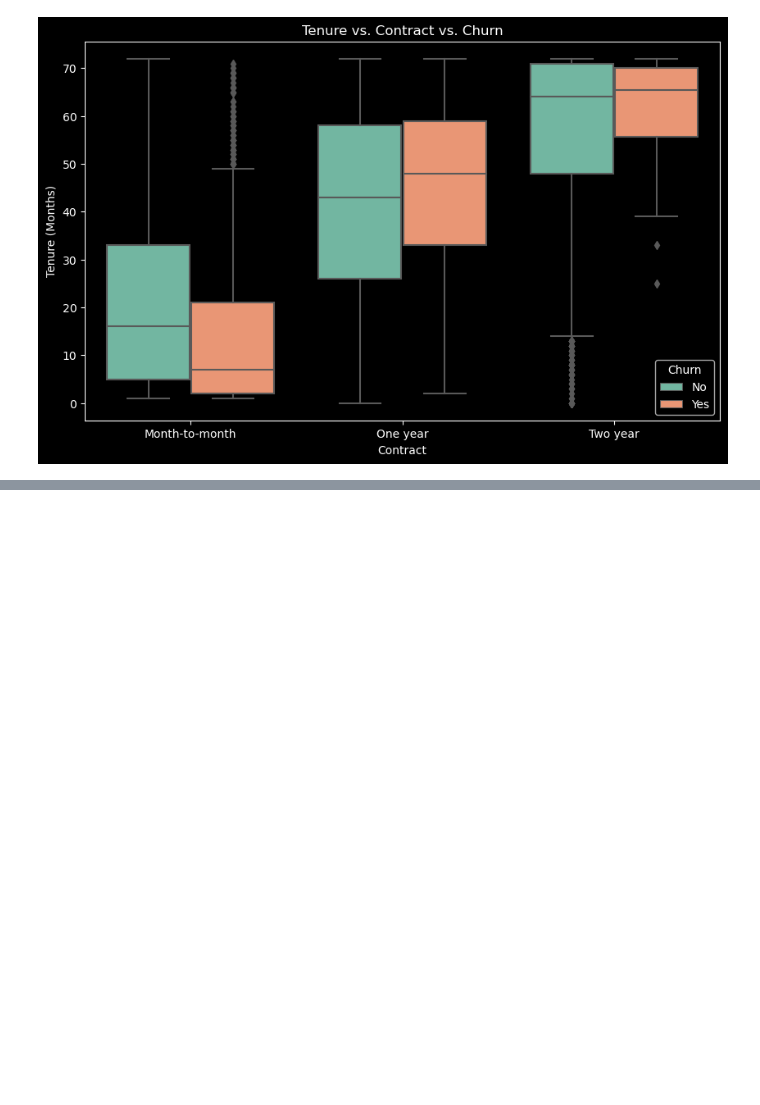
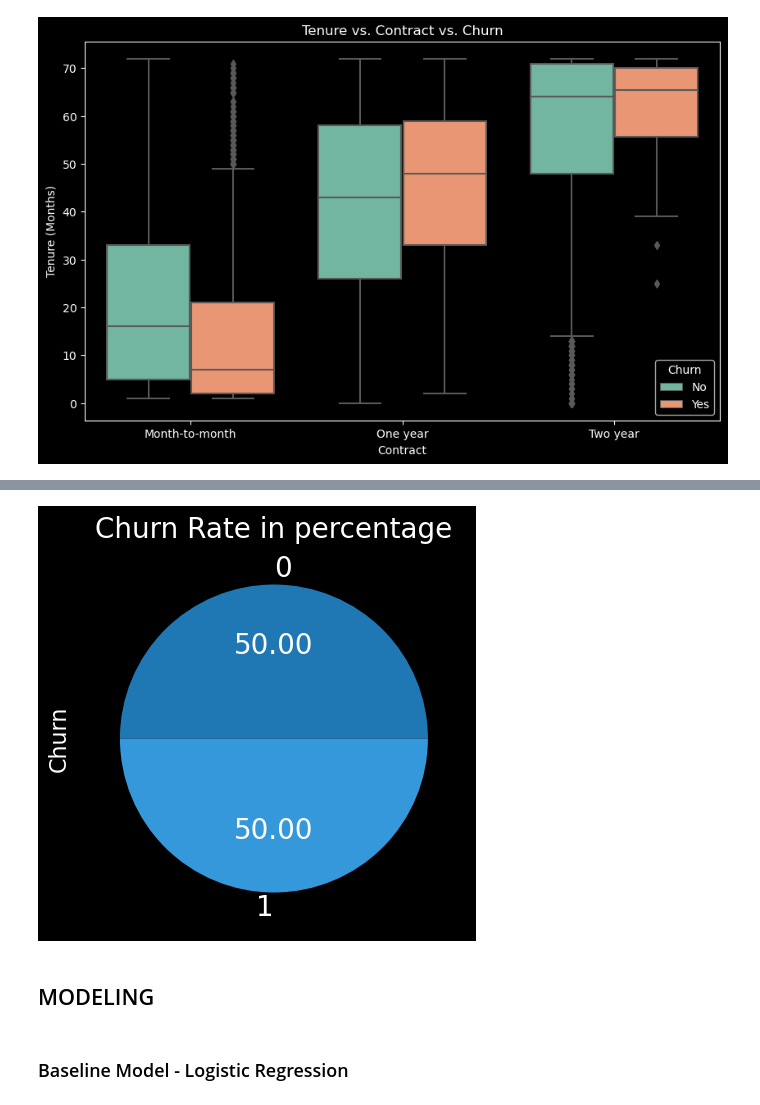
Before and after one commit to marwa9975/Telco_Customer_Churn_Analysis, a Jupyter notebook: notebook.ipynb, the cells around one changed output, grey strips where cells are left out. Saved outputs shown, nothing was run; the diff lists cells and outputs as text; code cells hidden in the pictures; blank space fills up the shorter version.

Commit message:
data Preprocessing

```diff
--- a/notebook.ipynb
+++ b/notebook.ipynb
@@ -483,0 +614,12 @@ plt.show()
+# %%
+# Define the list of numerical columns to be scaled
+numerical_columns = ['tenure', 'MonthlyCharges']
+# Initialize the StandardScaler
+scaler = StandardScaler()
+
+# Fit and transform the numerical columns
+scaled_data = scaler.fit_transform(df[numerical_columns])
+
+# Create a DataFrame for the scaled numerical data
+scaled_df = pd.DataFrame(data=scaled_data, columns=numerical_columns)
+scaled_df.head()
@@ -483,0 +633,4 @@ plt.show()
+# %%
+# combine the scaled columns and onehotencoded columns
+X_final = pd.concat([scaled_df, X_encoded_df, ], axis=1)
+X_final
@@ -483,0 +656,3 @@ plt.show()
+# %%
+# Perform train test split using sci kit learn train_test_split
+X_train , X_test, y_train, y_test = train_test_split(X_final, y, test_size =0.2, random_state=1)
@@ -483,0 +671,12 @@ plt.show()
+# %%
+# instantiate SMOTE
+sm = SMOTE(random_state=1)
+# fit sm on the training data
+X_train_resampled, y_train_resampled = sm.fit_resample(X_train, y_train)
+# print training data set before over sampling
+print('Before resampling, the shape of X_train: {}'.format(X_train.shape))
+print('Before resampling, the shape of y_train: {}'.format(y_train.shape))
+# print training data set after over sampling
+print('After resampling, the shape of X_train_resampled: {}'.format(X_train_resampled.shape))
+print('After resampling, the shape of y_train_resampled: {}'.format(y_train_resampled.shape))
+y_train_resampled.value_counts()
@@ -483,0 +691,14 @@ plt.show()
+# %%
+# pie chart showing distribution of target variable
+fig, ax = plt.subplots(figsize=(10, 5))
+#plot pie chart
+y_train_resampled.value_counts().plot(kind='pie', autopct='%.2f', textprops={'fontsize': 20}, colors=['#1f77b4', '#3498db'], ax=ax)
+# plot labels
+ax.set_ylabel('Churn', fontsize=16)
+ax.set_title('Churn Rate in percentage', fontsize=20);
+# %% [output]
+[figure, added]
+# %% [markdown]
+## MODELING
+# %% [markdown]
+### Baseline Model - Logistic Regression
```
Also changed, not shown: parts of 36 cells of this notebook.
